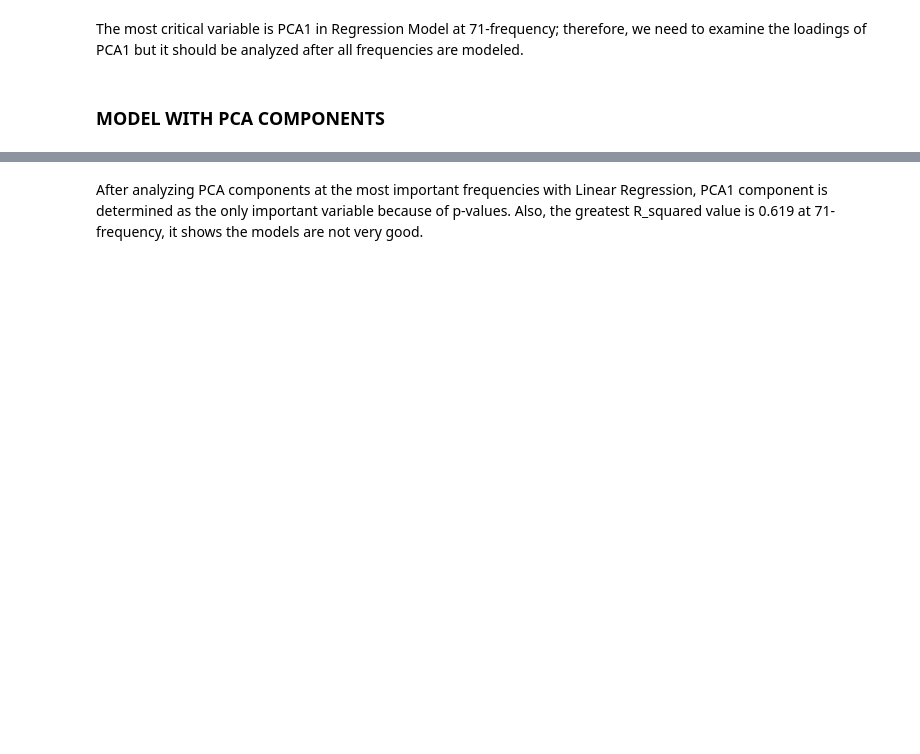
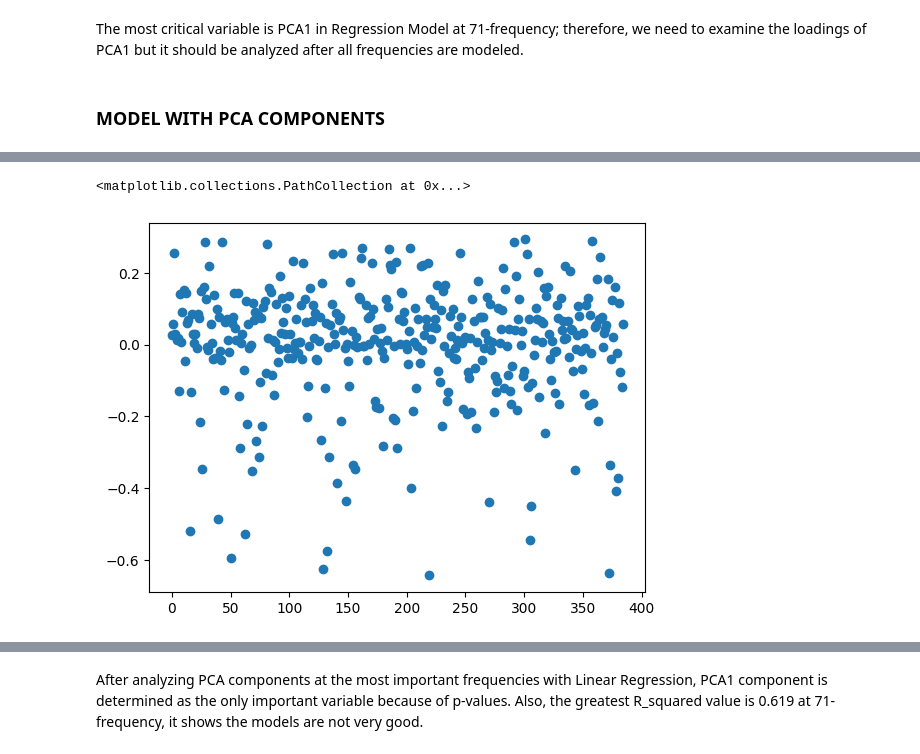
Before and after one commit to BU-IE-582/fall-24-YusufKAvcakar, a Jupyter notebook: HW1.ipynb, the cells around one changed output, grey strips where cells are left out. Cells and saved outputs as stored; diff of their text form; code cells hidden in the pictures; blank space fills up the shorter version.

Commit message:
residual_analysis

```diff
--- a/HW1.ipynb
+++ b/HW1.ipynb
@@ -236,3 +236,8 @@ Covariance Type:            nonrobust
 
 Notes:
 [1] Standard Errors assume that the covariance matrix of the errors is correctly specified.
+# %%
+plt.scatter(output_data.index, est2.resid)
+# %% [output]
+<matplotlib.collections.PathCollection at 0x...>
+[figure, added]
```
Also changed, not shown: parts of 7 cells of this notebook, 1 other file.
